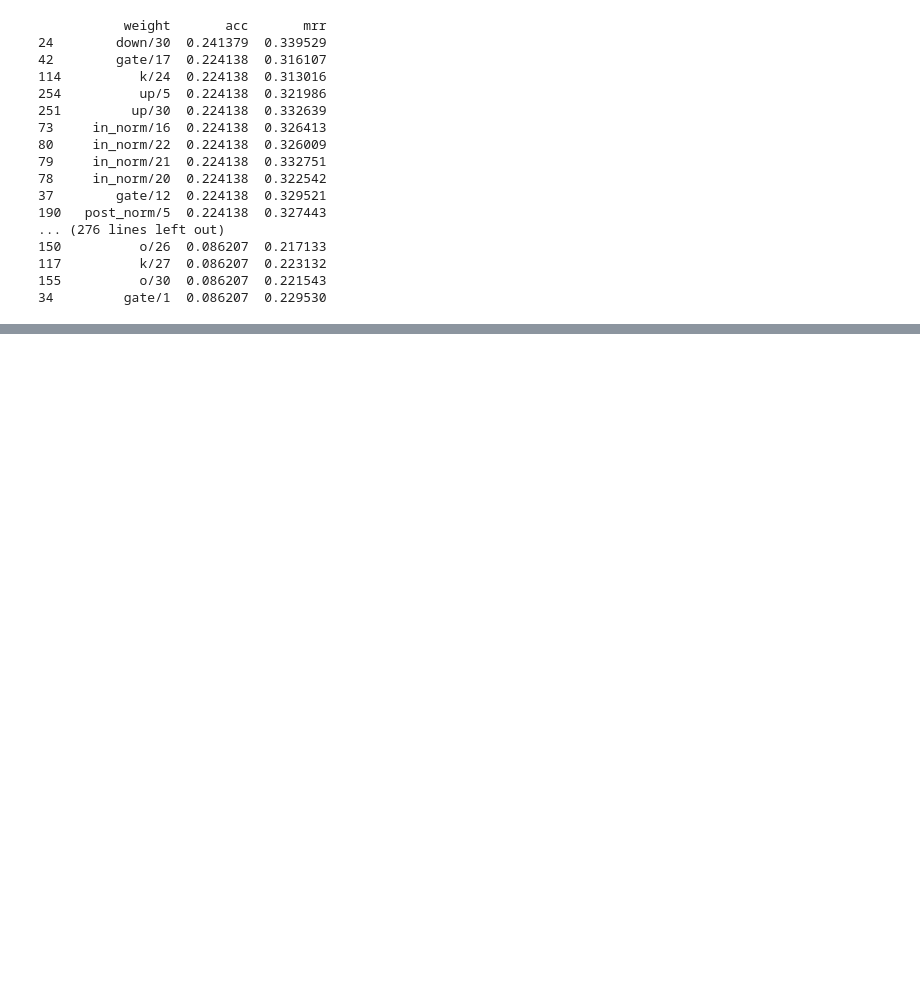
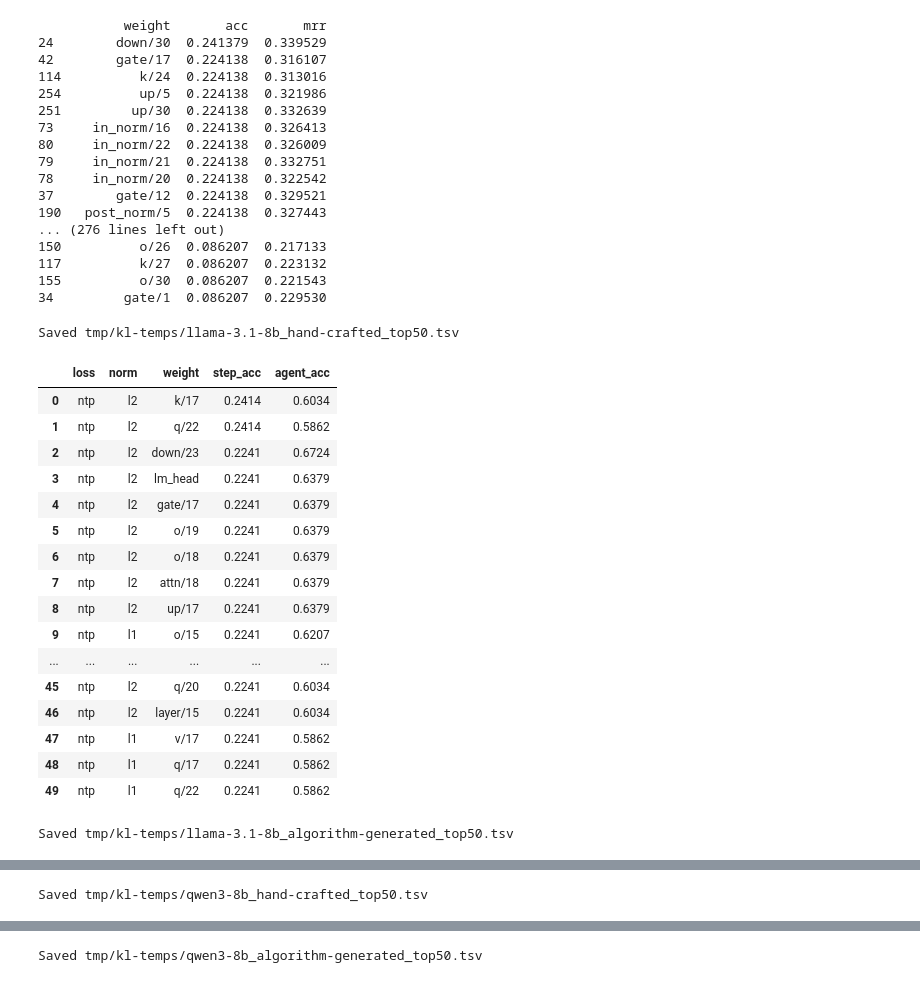
Before and after one commit to dourofficer/grad-norm, a Jupyter notebook: z_dev7.ipynb, the cells around one changed output, grey strips where cells are left out. Cells and saved outputs as stored; diff of their text form; code cells hidden in the pictures; blank space fills up the shorter version.

```diff
--- a/z_dev7.ipynb
+++ b/z_dev7.ipynb
@@ -366,3 +366,73 @@ print(ranks.sort_values(["acc"], ascending=[False]).to_string())
 117          k/27  0.086207  0.223132
 155          o/30  0.086207  0.221543
 34         gate/1  0.086207  0.229530
+# %%
+import pandas as pd
+from pathlib import Path
+from collections import defaultdict
+
+SUBSETS    = ["hand-crafted", "algorithm-generated"]
+BASE_MODELS = ["llama-3.1-8b", "qwen3-8b"]
+TOP_K      = 50
+BASE       = Path("outputs/gradnorm-losses")
+OUT        = Path("tmp/kl-temps")
+OUT.mkdir(parents=True, exist_ok=True)
+
+all_dirs = [d for d in BASE.iterdir() if d.is_dir()]
+
+for base_model in BASE_MODELS:
+    model_dirs = [d for d in all_dirs if d.name.startswith(base_model)]
+    model_dirs = [d for d in model_dirs if "ntp" in d.name]  # Exclude NTP for now since it's not a loss-based method
+    for subset in SUBSETS:
+        rows = []
+
+        for model_dir in sorted(model_dirs):
+            suffix = model_dir.name[len(base_model) + 1:]  # e.g. "kl_12", "ntp"
+            metrics_dir = model_dir / "metrics"
+
+            for norm in ["l1", "l2"]:
+                tsv = metrics_dir / f"{subset}_k1_{norm}_norm_ascending.tsv"
+                if not tsv.exists():
+                    continue
+
+                df = pd.read_csv(tsv, sep="\t")
+                for _, row in df.iterrows():
+                    rows.append({
+                        "loss":      suffix,
+                        "norm":      norm,
+                        "weight":    row["config"],
+                        "step_acc":  row["step_acc"],
+                        "agent_acc": row["agent_acc"],
+                    })
+
+        result = (
+            pd.DataFrame(rows)
+            .sort_values(["step_acc", "agent_acc"], ascending=[False, False])
+            .head(TOP_K)
+            .reset_index(drop=True)
+        )
+
+        out_path = OUT / f"{base_model}_{subset}_top{TOP_K}.tsv"
+        result.to_csv(out_path, sep="\t", index=False)
+        print(f"Saved {out_path}")
+        display(result)
+# %% [output]
+Saved tmp/kl-temps/llama-3.1-8b_hand-crafted_top50.tsv
+|  | loss | norm | weight | step_acc | agent_acc |
+| 0 | ntp | l2 | k/17 | 0.2414 | 0.6034 |
+| 1 | ntp | l2 | q/22 | 0.2414 | 0.5862 |
+| 2 | ntp | l2 | down/23 | 0.2241 | 0.6724 |
+| 3 | ntp | l2 | lm_head | 0.2241 | 0.6379 |
+| 4 | ntp | l2 | gate/17 | 0.2241 | 0.6379 |
+| 5 | ntp | l2 | o/19 | 0.2241 | 0.6379 |
+| 6 | ntp | l2 | o/18 | 0.2241 | 0.6379 |
+| 7 | ntp | l2 | attn/18 | 0.2241 | 0.6379 |
+| 8 | ntp | l2 | up/17 | 0.2241 | 0.6379 |
+| 9 | ntp | l1 | o/15 | 0.2241 | 0.6207 |
+| ... | ... | ... | ... | ... | ... |
+| 45 | ntp | l2 | q/20 | 0.2241 | 0.6034 |
+| 46 | ntp | l2 | layer/15 | 0.2241 | 0.6034 |
+| 47 | ntp | l1 | v/17 | 0.2241 | 0.5862 |
+| 48 | ntp | l1 | q/17 | 0.2241 | 0.5862 |
+| 49 | ntp | l1 | q/22 | 0.2241 | 0.5862 |
+Saved tmp/kl-temps/llama-3.1-8b_algorithm-generated_top50.tsv
@@ -368,0 +456 @@ print(ranks.sort_values(["acc"], ascending=[False]).to_string())
+Saved tmp/kl-temps/qwen3-8b_hand-crafted_top50.tsv
@@ -368,0 +474 @@ print(ranks.sort_values(["acc"], ascending=[False]).to_string())
+Saved tmp/kl-temps/qwen3-8b_algorithm-generated_top50.tsv
```
Also changed, not shown: parts of 1 cell of this notebook, 11 other files.
